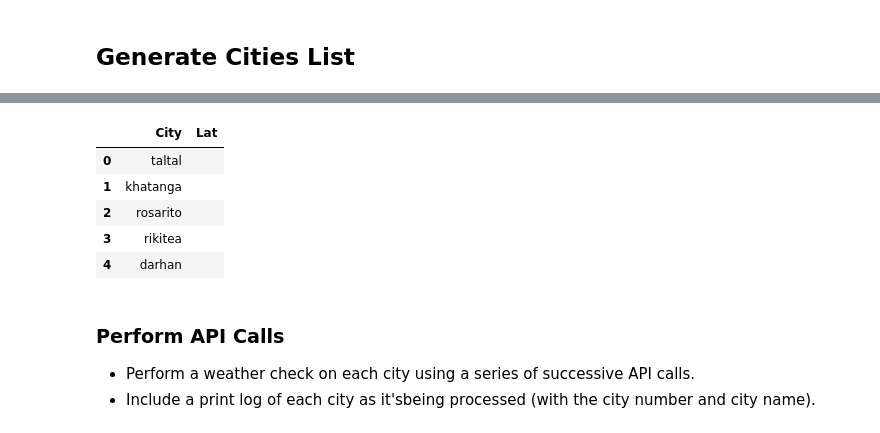
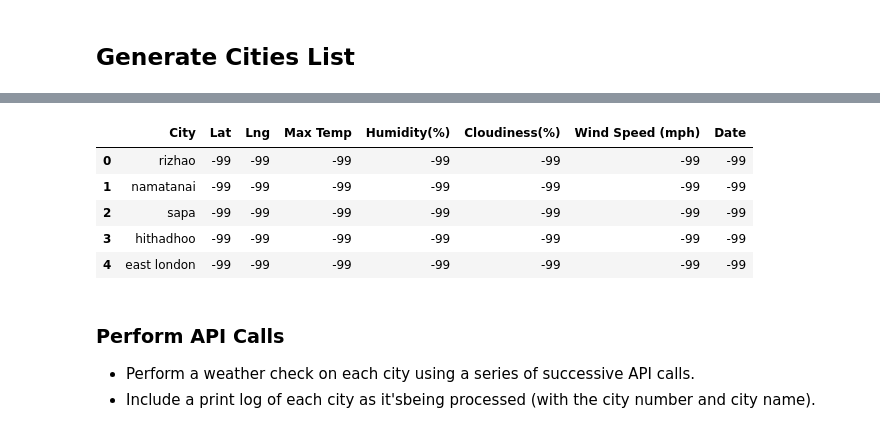
Before and after one commit to justinlpottsco/python-api-challenge, a Jupyter notebook: WeatherPy/WeatherPy.ipynb, the cells around one changed output, grey strips where cells are left out. Saved outputs shown, nothing was run; the diff lists cells and outputs as text; code cells hidden in the pictures.

```diff
--- a/WeatherPy/WeatherPy.ipynb
+++ b/WeatherPy/WeatherPy.ipynb
@@ -54,13 +54,21 @@ len(cities)
-# %%
-cities_df = pd.DataFrame({"City": cities, "Lat": ""})
-cities_df.head()
-# %% [output]
-|  | City | Lat |
-| 0 | taltal |  |
-| 1 | khatanga |  |
-| 2 | rosarito |  |
-| 3 | rikitea |  |
-| 4 | darhan |  |
+# %%
+#Create dataframe
+cities_df = pd.DataFrame({'City':cities})
+cities_df["Lat"] = -99
+cities_df['Lng'] = -99
+cities_df['Max Temp'] = -99
+cities_df['Humidity(%)'] = -99
+cities_df['Cloudiness(%)'] = -99
+cities_df['Wind Speed (mph)'] = -99
+cities_df['Date'] = -99
+cities_df.head()
+# %% [output]
+|  | City | Lat | Lng | Max Temp | Humidity(%) | Cloudiness(%) | Wind Speed (mph) | Date |
+| 0 | rizhao | -99 | -99 | -99 | -99 | -99 | -99 | -99 |
+| 1 | namatanai | -99 | -99 | -99 | -99 | -99 | -99 | -99 |
+| 2 | sapa | -99 | -99 | -99 | -99 | -99 | -99 | -99 |
+| 3 | hithadhoo | -99 | -99 | -99 | -99 | -99 | -99 | -99 |
+| 4 | east london | -99 | -99 | -99 | -99 | -99 | -99 | -99 |
 # %% [markdown]
 ### Perform API Calls
 * Perform a weather check on each city using a series of successive API calls.
```
Also changed, not shown: parts of 6 cells of this notebook, 1 other file.
